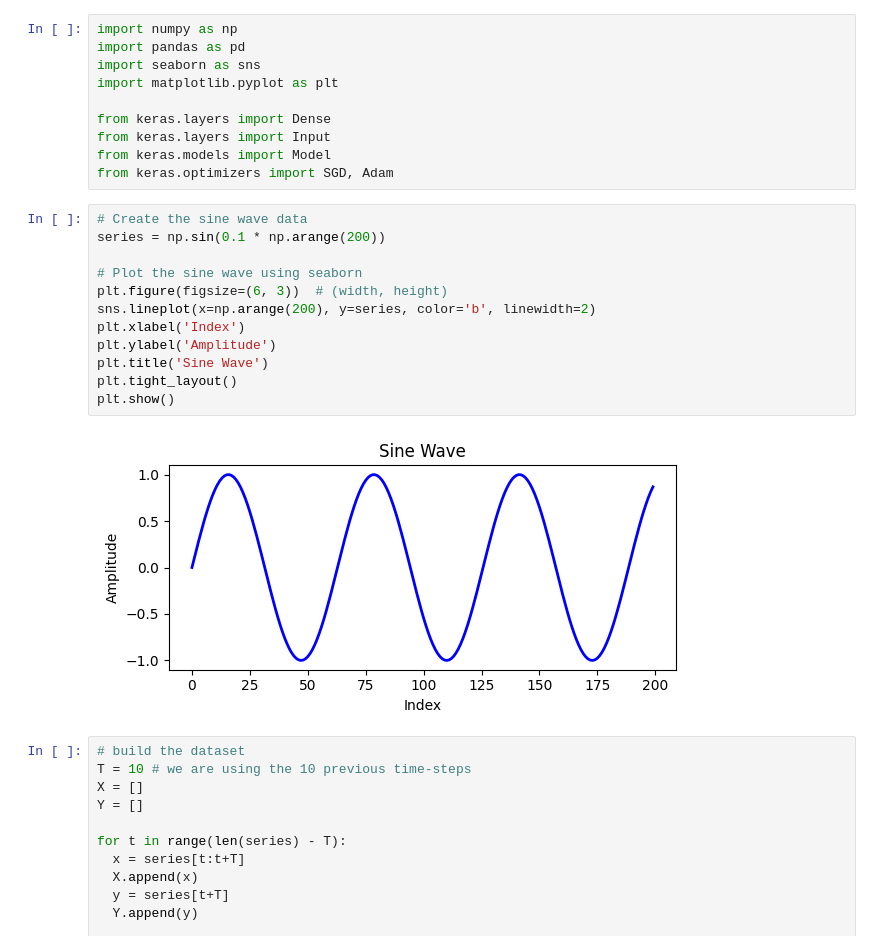
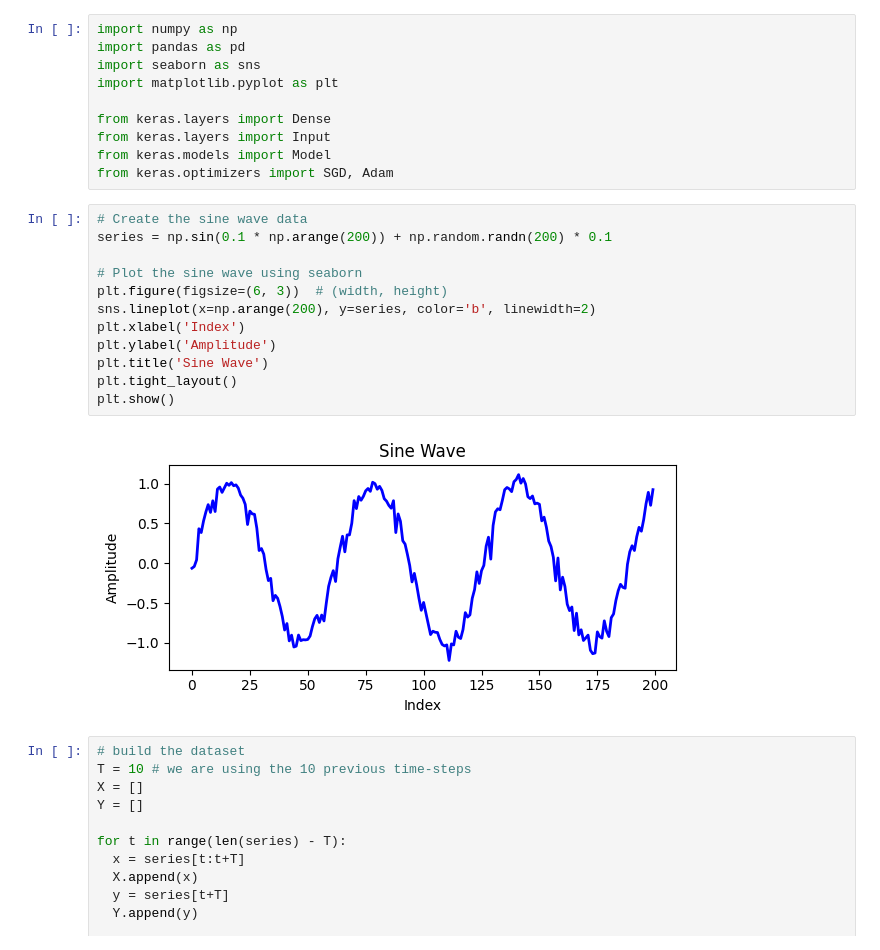
Before and after one commit to boemer00/deep_learning, a Jupyter notebook: T2_0_autoregressive_model.ipynb, the cells around one changed output. Cells and saved outputs as stored; diff of their text form.

```diff
--- a/T2_0_autoregressive_model.ipynb
+++ b/T2_0_autoregressive_model.ipynb
@@ -14,18 +14,18 @@ from keras.models import Model
 from keras.optimizers import SGD, Adam
 # %%
 # Create the sine wave data
-series = np.sin(0.1 * np.arange(200))
+series = np.sin(0.1 * np.arange(200)) + np.random.randn(200) * 0.1
 
 # Plot the sine wave using seaborn
 plt.figure(figsize=(6, 3))  # (width, height)
 sns.lineplot(x=np.arange(200), y=series, color='b', linewidth=2)
 plt.xlabel('Index')
 plt.ylabel('Amplitude')
 plt.title('Sine Wave')
 plt.tight_layout()
 plt.show()
 # %% [output]
-[figure, old version]
+[figure, new version]
 # %%
 # build the dataset
 T = 10 # we are using the 10 previous time-steps
```
Also changed, not shown: parts of 6 cells of this notebook.
